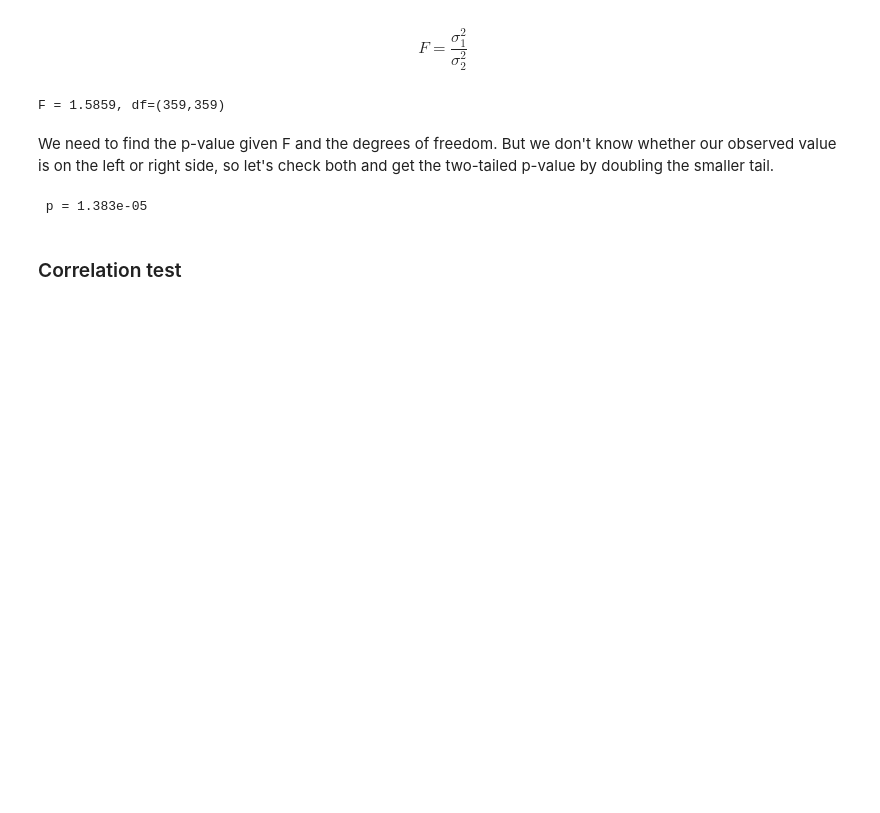
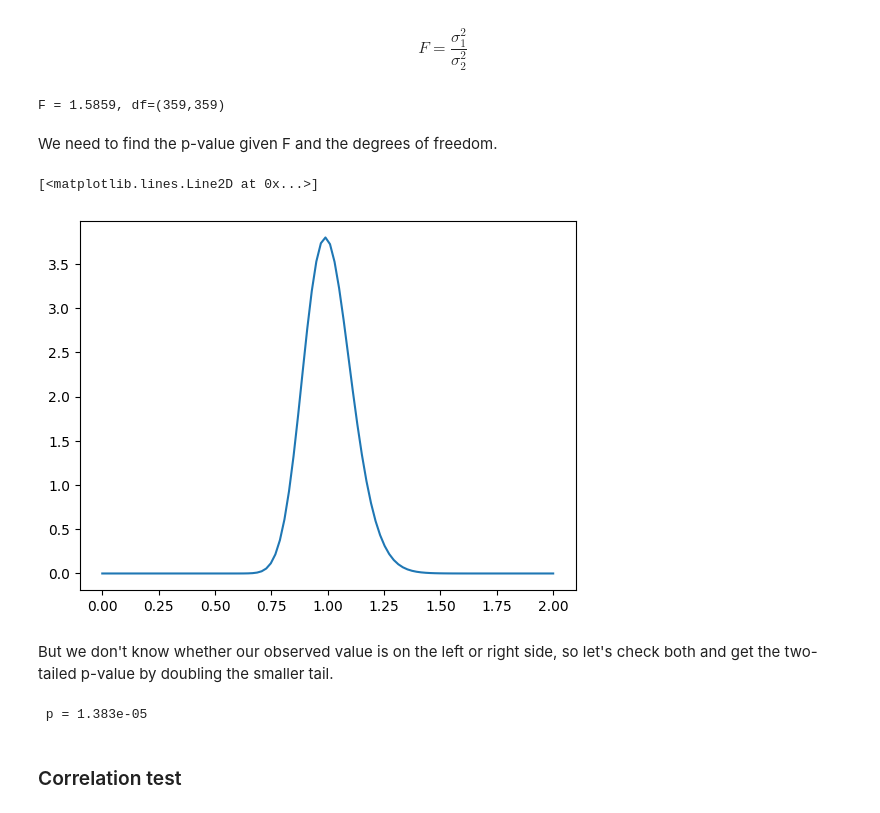
Before and after one commit to cl3225/CLMTG-5060, a Jupyter notebook: Lecture03_example.ipynb, the cells around one changed output. Saved outputs shown, nothing was run; the diff lists cells and outputs as text; code cells hidden in the pictures; blank space fills up the shorter version.

```diff
--- a/Lecture03_example.ipynb
+++ b/Lecture03_example.ipynb
@@ -95,7 +95,16 @@ print(f"F = {F:.4f}, df=({dfn},{dfd})")
 # %% [output]
 F = 1.5859, df=(359,359)
 # %% [markdown]
-We need to find the p-value given F and the degrees of freedom. But we don't know whether our observed value is on the left or right side, so let's check both and get the two-tailed p-value by doubling the smaller tail.
+We need to find the p-value given F and the degrees of freedom.
+# %%
+xs = np.linspace(0, 2, 100)
+ys = stats.f.pdf(xs, dfn, dfd)
+plt.plot(xs, ys)
+# %% [output]
+[<matplotlib.lines.Line2D at 0x...>]
+[figure, added]
+# %% [markdown]
+But we don't know whether our observed value is on the left or right side, so let's check both and get the two-tailed p-value by doubling the smaller tail.
 # %%
 p_lower = stats.f.cdf(F, dfn, dfd)
 p_upper = 1 - stats.f.cdf(F, dfn, dfd)
```
Also changed, not shown: parts of 1 cell of this notebook.
